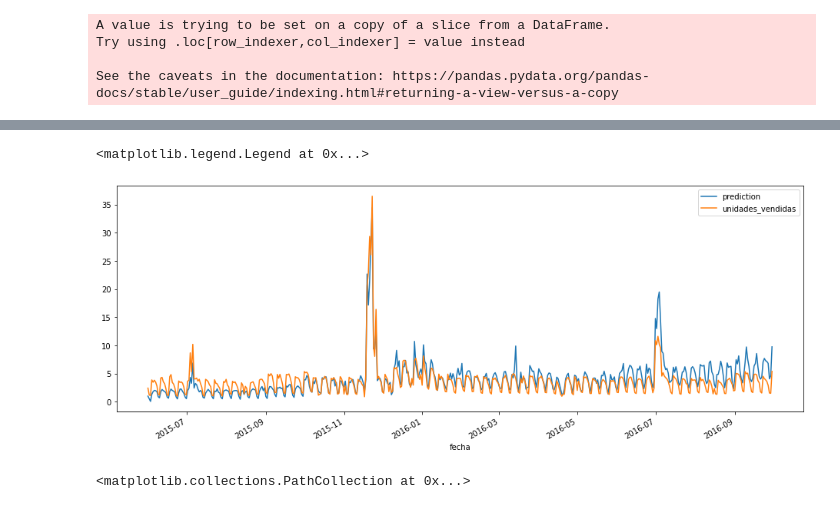
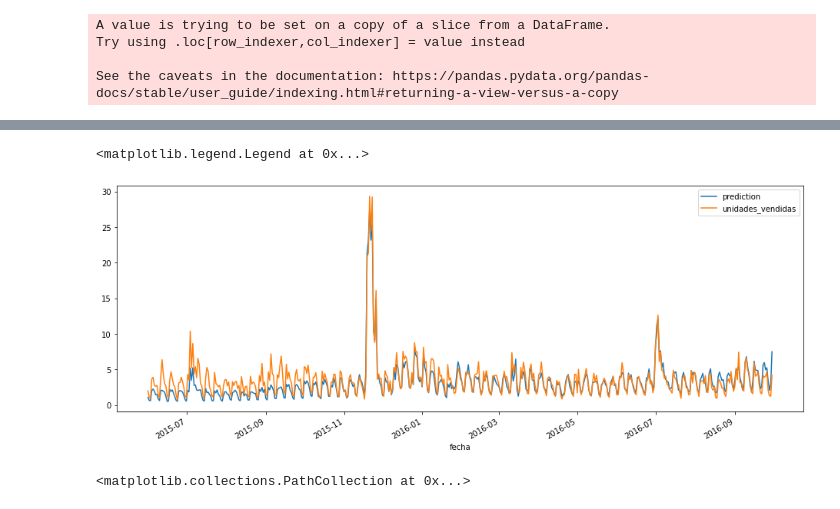
Before and after one commit to Nerucius/2021.ubdatathon, a Jupyter notebook: 1. EDA + Feature Engineering.ipynb, the cells around one changed output, grey strips where cells are left out. Cells and saved outputs as stored; diff of their text form; code cells hidden in the pictures.

```diff
--- a/1. EDA + Feature Engineering.ipynb
+++ b/1. EDA + Feature Engineering.ipynb
@@ -223,8 +225,8 @@ plt.scatter(x=y_test, y=y_hat)
 import autogluon.core as ag
 from autogluon import TabularPrediction as task
 # %%
-df=df_fe_no_nans
-df=df.drop(["fecha","id"],axis=1)
+df=df_fe
+df=df.drop(["fecha","id","antiguedad"],axis=1)
 # %%
 import random
 np.random.seed(20)
@@ -236,7 +238,7 @@ test = df[~msk]
 # %%
 train_data = task.Dataset(train)
 test_data = task.Dataset(test)
-subsample_size = 100000  # subsample subset of data for faster demo, try setting this to much larger values
+subsample_size = 1000000  # subsample subset of data for faster demo, try setting this to much larger values
 train_data = train_data.sample(n=subsample_size, random_state=20)
 train_data
 # %% [output]
@@ -256,7 +258,12 @@ train_data
 # %%
-time_limits = 240 # for quick demonstration only, you should set this to longest time you are willing to wait (in seconds)
+directory=r"D:\test"
+time_limits = 3600 # for quick demonstration only, you should set this to longest time you are willing to wait (in seconds)
 presets="medium_quality_faster_train" # roduces less accurate models but facilitates faster prototyping
-predictor = task.fit(train_data=train_data, label="unidades_vendidas", time_limits=time_limits,presets=presets,
+predictor = task.fit(train_data=train_data,
+                     output_directory=directory,
+                     label="unidades_vendidas",
+                     time_limits=time_limits,
+                     presets=presets,
                      eval_metric="root_mean_squared_error",
                     problem_type="regression")
 # %% [output]
@@ -295,5 +315,5 @@ yhat=predictor.predict(test_data)
 # %%
-test_f = df_fe_no_nans[~msk]
+test_f = df_fe[~msk]
 test_f["prediction"]=yhat
 # %% [output]
 A value is trying to be set on a copy of a slice from a DataFrame.
@@ -319,15 +351,15 @@ test_f
 # %%
 plt.figure(figsize=[16,6])
 
 data = test_f.groupby('fecha').mean().sort_values('fecha')
-data.prediction.plot(label="prediction")
+data["prediction"].plot(label="prediction")
 
-data = df_fe.groupby('fecha').mean().sort_values('fecha')
+data = test_f.groupby('fecha').mean().sort_values('fecha')
 data.unidades_vendidas.plot()
 plt.legend()
 # %% [output]
 <matplotlib.legend.Legend at 0x...>
-[figure, old version]
+[figure, new version]
 # %%
 plt.scatter(data["id"],data["antiguedad"])
 # %% [output]
```
Also changed, not shown: parts of 12 cells of this notebook, 2 other files.
